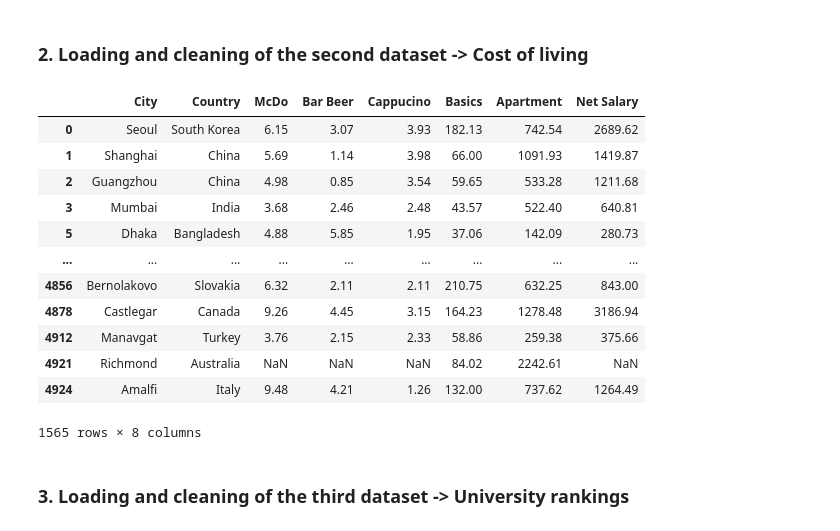
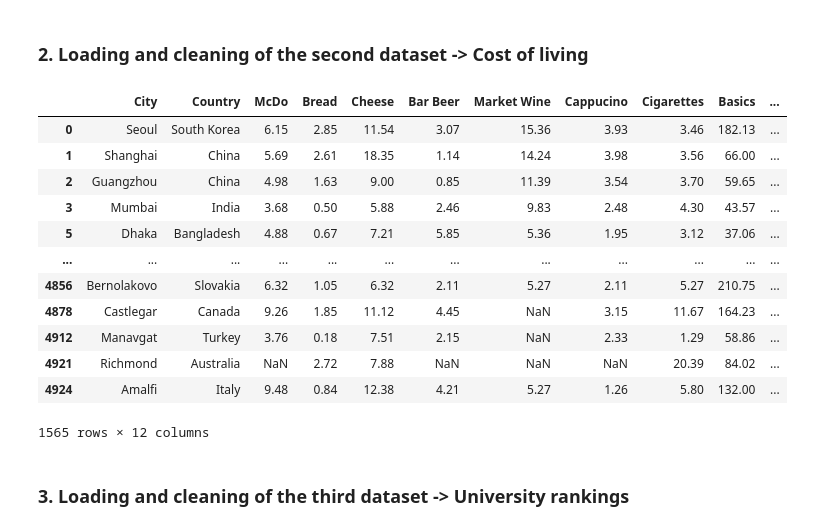
Before and after one commit to tatouti/DatabasePD, a Jupyter notebook: Erasmus_DataAnalysis.ipynb, the cells around one changed output. Drawn from its saved outputs; the diff is of its cells as text; code cells hidden in the pictures.

```diff
--- a/Erasmus_DataAnalysis.ipynb
+++ b/Erasmus_DataAnalysis.ipynb
@@ -202,46 +202,46 @@ There are 14 features (columns) in our dataset
 # %%
 zf = zipfile.ZipFile('CostOfLiving.zip')
 cof = pd.read_csv(zf.open('cost-of-living.csv'))
 pd.set_option('display.max_columns', None)
 
 # Keep only usefull columns
 listToKeep = ['city','country','x1','x3','x10','x13','x4','x25','x24','x6',
               'x11','x20','x23','x27','x28','x29',
               'x36','x37','x38','x41','x44','x48','x54']
 cof = cof[listToKeep]
 
 # Rename all the columns
 nameColumns = ['City','Country','Meal','McDo','Bread','Cheese','Bar Beer','Market Beer','Market Wine','Cappucino',
                'Rice','Potatoes','Water','Cigarettes','One Ticket','Monthly Pass',
                'Basics','Mobile','Internet','Cinema','Jeans','Apartment','Net Salary']
 cof = cof.set_axis(nameColumns, axis=1)
 
 # Drop the cities with no rent
 cof = cof[cof['Apartment'].isna()==False]
 
 # Drop not used columns
-cof = cof.drop(columns=['Meal','Bread','Cheese','Market Beer','Market Wine','Rice','Potatoes','Water',
-                        'Cigarettes','One Ticket','Monthly Pass','Mobile','Internet','Cinema','Jeans'])
+cof = cof.drop(columns=['Meal','Market Beer','Rice','Potatoes','Water',
+                        'One Ticket','Monthly Pass','Mobile','Internet','Cinema','Jeans'])
 
 # Keep only the cities present in the erasmus dataset by using clean_name function
 cof['City'] = cof['City'].map(clean_name)
 cof = cof[cof['City'].isin(citiesInSet)]
 
 cof
 # %% [output]
-|  | City | Country | McDo | Bar Beer | Cappucino | Basics | Apartment | Net Salary |
-| 0 | Seoul | South Korea | 6.15 | 3.07 | 3.93 | 182.13 | 742.54 | 2689.62 |
-| 1 | Shanghai | China | 5.69 | 1.14 | 3.98 | 66.00 | 1091.93 | 1419.87 |
-| 2 | Guangzhou | China | 4.98 | 0.85 | 3.54 | 59.65 | 533.28 | 1211.68 |
-| 3 | Mumbai | India | 3.68 | 2.46 | 2.48 | 43.57 | 522.40 | 640.81 |
-| 5 | Dhaka | Bangladesh | 4.88 | 5.85 | 1.95 | 37.06 | 142.09 | 280.73 |
-| ... | ... | ... | ... | ... | ... | ... | ... | ... |
-| 4856 | Bernolakovo | Slovakia | 6.32 | 2.11 | 2.11 | 210.75 | 632.25 | 843.00 |
-| 4878 | Castlegar | Canada | 9.26 | 4.45 | 3.15 | 164.23 | 1278.48 | 3186.94 |
-| 4912 | Manavgat | Turkey | 3.76 | 2.15 | 2.33 | 58.86 | 259.38 | 375.66 |
-| 4921 | Richmond | Australia | NaN | NaN | NaN | 84.02 | 2242.61 | NaN |
-| 4924 | Amalfi | Italy | 9.48 | 4.21 | 1.26 | 132.00 | 737.62 | 1264.49 |
+|  | City | Country | McDo | Bread | Cheese | Bar Beer | Market Wine | Cappucino | Cigarettes | Basics | ... |
+| 0 | Seoul | South Korea | 6.15 | 2.85 | 11.54 | 3.07 | 15.36 | 3.93 | 3.46 | 182.13 | ... |
+| 1 | Shanghai | China | 5.69 | 2.61 | 18.35 | 1.14 | 14.24 | 3.98 | 3.56 | 66.00 | ... |
+| 2 | Guangzhou | China | 4.98 | 1.63 | 9.00 | 0.85 | 11.39 | 3.54 | 3.70 | 59.65 | ... |
+| 3 | Mumbai | India | 3.68 | 0.50 | 5.88 | 2.46 | 9.83 | 2.48 | 4.30 | 43.57 | ... |
+| 5 | Dhaka | Bangladesh | 4.88 | 0.67 | 7.21 | 5.85 | 5.36 | 1.95 | 3.12 | 37.06 | ... |
+| ... | ... | ... | ... | ... | ... | ... | ... | ... | ... | ... | ... |
+| 4856 | Bernolakovo | Slovakia | 6.32 | 1.05 | 6.32 | 2.11 | 5.27 | 2.11 | 5.27 | 210.75 | ... |
+| 4878 | Castlegar | Canada | 9.26 | 1.85 | 11.12 | 4.45 | NaN | 3.15 | 11.67 | 164.23 | ... |
+| 4912 | Manavgat | Turkey | 3.76 | 0.18 | 7.51 | 2.15 | NaN | 2.33 | 1.29 | 58.86 | ... |
+| 4921 | Richmond | Australia | NaN | 2.72 | 7.88 | NaN | NaN | NaN | 20.39 | 84.02 | ... |
+| 4924 | Amalfi | Italy | 9.48 | 0.84 | 12.38 | 4.21 | 5.27 | 1.26 | 5.80 | 132.00 | ... |
-1565 rows × 8 columns
+1565 rows × 12 columns
 # %% [markdown]
 ### 3. Loading and cleaning of the third dataset  -> University rankings
 # %%
```
Also changed, not shown: parts of 11 cells of this notebook.
